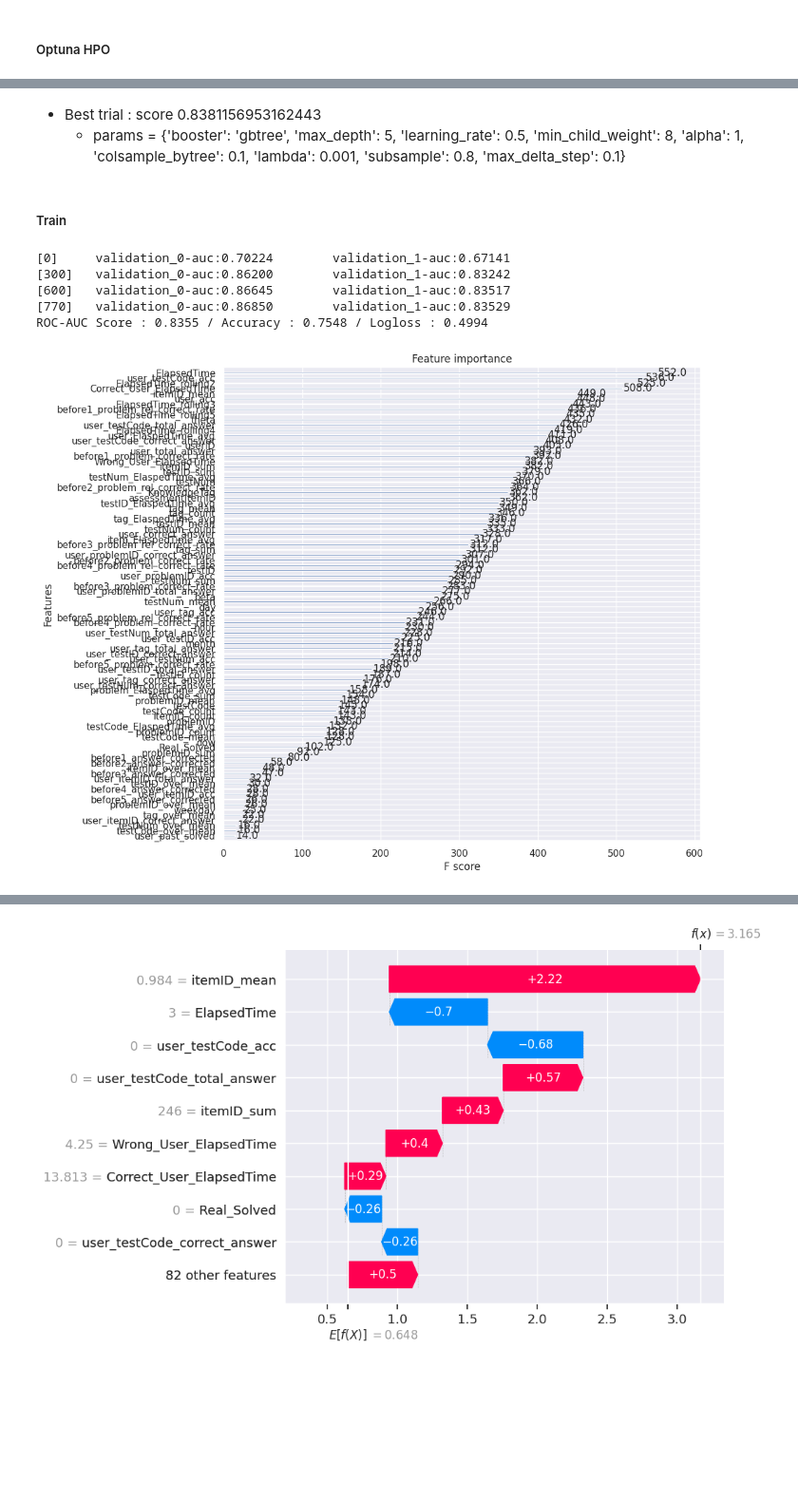
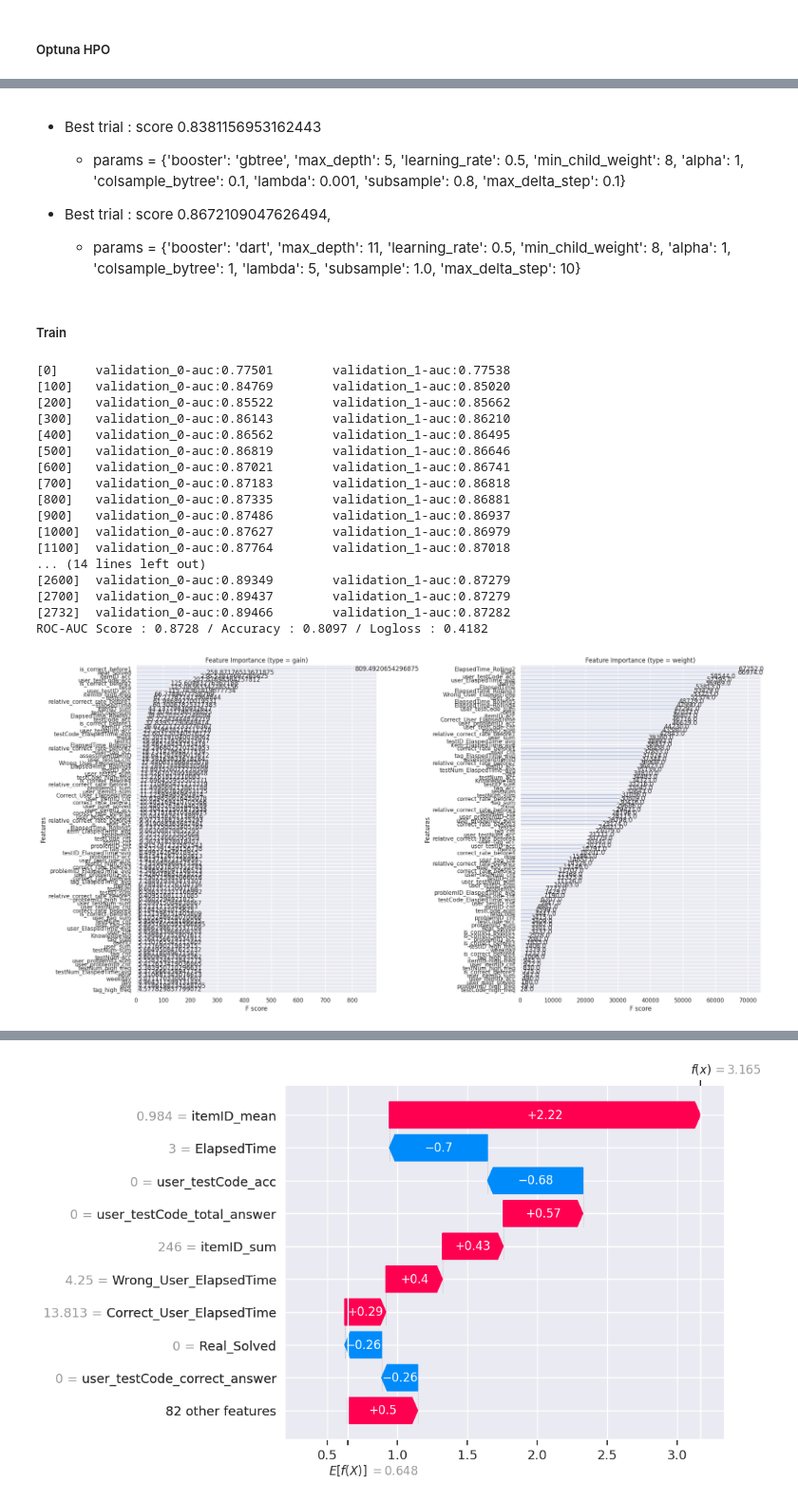
Before and after one commit to boostcampaitech6/level2-dkt-recsys-05, a Jupyter notebook: Boosting_Models.ipynb, the cells around one changed output, grey strips where cells are left out. Shown at 95% size. Cells and saved outputs as stored; diff of their text form; code cells hidden in the pictures; blank space fills up the shorter version.

```diff
--- a/Boosting_Models.ipynb
+++ b/Boosting_Models.ipynb
@@ -311,5 +312,5 @@ Successfully Read User / Item parameter file.
 # %%
-data = pd.read_parquet('./data/data_preprocessed.parquet')
+data = pd.read_parquet('./data/data_preprocessed_0112.parquet')
 data
 # %% [output]
 |  | userID | assessmentItemID | answerCode | KnowledgeTag | testID | testCode | testNum | problemID | ... |
@@ -764,6 +761,6 @@ def objective_XGB_CLF(trial : Trial, X_train, y_train, X_valid, y_valid) :
 # %%
 # Study Optuna
 study = optuna.create_study(direction = 'maximize', sampler = TPESampler(seed = SEED))
-study.optimize(lambda trial : objective_XGB_CLF(trial, X_train, y_train, X_valid, y_valid), show_progress_bar = True, n_trials = 50)
+study.optimize(lambda trial : objective_XGB_CLF(trial, X_train, y_train, X_valid, y_valid), show_progress_bar = True, n_trials = 100)
 print(f'Best trial : score {study.best_trial.value}, \n params = {study.best_trial.params} \n')
 # %% [output]
@@ -799,34 +789,53 @@ print(f'Best trial : score {study.best_trial.value}, \n params = {study.best_tri
 # %% [markdown]
 - Best trial : score 0.8381156953162443
     - params = {'booster': 'gbtree', 'max_depth': 5, 'learning_rate': 0.5, 'min_child_weight': 8, 'alpha': 1, 'colsample_bytree': 0.1, 'lambda': 0.001, 'subsample': 0.8, 'max_delta_step': 0.1}
+
+- Best trial : score 0.8672109047626494,
+    - params = {'booster': 'dart', 'max_depth': 11, 'learning_rate': 0.5, 'min_child_weight': 8, 'alpha': 1, 'colsample_bytree': 1, 'lambda': 5, 'subsample': 1.0, 'max_delta_step': 10}
 # %% [markdown]
 ##### Train
 # %%
+%time
 param = study.best_params
-# param = {'booster': 'dart', 'max_depth': 11, 'learning_rate': 0.01, 'min_child_weight': 8, 'alpha': 0.001, 'colsample_bytree': 0.5, 'lambda': 10, 'subsample': 0.7, 'max_delta_step': 0.5}
+# param = {'booster': 'dart', 'max_depth': 11, 'learning_rate': 0.01, 'min_child_weight': 8, 'alpha': 0.001, 'colsample_bytree': 0.5, 'lambda': 10, 'subsample': 0.7, 'max_delta_step': 0.5} ## Best
 
 xgb_clf = XGBClassifier(**param, n_estimators = 5000, objective = 'binary:logistic', eval_metric = 'auc',
                         nthread = -1, device = 'cuda', tree_method = 'gpu_hist', predictor = 'gpu_predictor',
                         early_stopping_rounds = 100, random_state = SEED)
-xgb_clf.fit(X_train, y_train, eval_set = [(X_train, y_train), (X_valid, y_valid)], verbose = 300)
+xgb_clf.fit(X_train, y_train, eval_set = [(X_train, y_train), (X_valid, y_valid)], verbose = 100)
 
 # 모델 지표 출력
 proba = xgb_clf.predict_proba(X_valid)
 roc_auc = roc_auc_score(y_valid, proba[:, 1])
 accuracy = accuracy_score(y_valid, np.where(proba[:, 1] >= 0.5, 1, 0))
 logloss = log_loss(y_valid, proba[:, 1])
 print(f'ROC-AUC Score : {roc_auc:.4f} / Accuracy : {accuracy:.4f} / Logloss : {logloss:.4f}')
 
 # Feature Importance 출력
-fig, ax = plt.subplots(figsize = (10, 10))
-xgb_plot_importance(xgb_clf, ax = ax, importance_type = 'weight')
-plt.show()
+fig, axes = plt.subplots(nrows = 1, ncols = 2, figsize = (20, 10))
+xgb_plot_importance(xgb_clf, ax = axes[0], importance_type = 'gain')
+axes[0].set_title('Feature Importance (type = gain)')
+xgb_plot_importance(xgb_clf, ax = axes[1], importance_type = 'weight')
+axes[1].set_title('Feature Importance (type = weight)')
+plt.tight_layout() ; plt.show()
 # %% [output]
-[0]     validation_0-auc:0.70224        validation_1-auc:0.67141
-[300]   validation_0-auc:0.86200        validation_1-auc:0.83242
-[600]   validation_0-auc:0.86645        validation_1-auc:0.83517
-[770]   validation_0-auc:0.86850        validation_1-auc:0.83529
-ROC-AUC Score : 0.8355 / Accuracy : 0.7548 / Logloss : 0.4994
+[0]     validation_0-auc:0.77501        validation_1-auc:0.77538
+[100]   validation_0-auc:0.84769        validation_1-auc:0.85020
+[200]   validation_0-auc:0.85522        validation_1-auc:0.85662
+[300]   validation_0-auc:0.86143        validation_1-auc:0.86210
+[400]   validation_0-auc:0.86562        validation_1-auc:0.86495
+[500]   validation_0-auc:0.86819        validation_1-auc:0.86646
+[600]   validation_0-auc:0.87021        validation_1-auc:0.86741
+[700]   validation_0-auc:0.87183        validation_1-auc:0.86818
+[800]   validation_0-auc:0.87335        validation_1-auc:0.86881
+[900]   validation_0-auc:0.87486        validation_1-auc:0.86937
+[1000]  validation_0-auc:0.87627        validation_1-auc:0.86979
+[1100]  validation_0-auc:0.87764        validation_1-auc:0.87018
+... (14 lines left out)
+[2600]  validation_0-auc:0.89349        validation_1-auc:0.87279
+[2700]  validation_0-auc:0.89437        validation_1-auc:0.87279
+[2732]  validation_0-auc:0.89466        validation_1-auc:0.87282
+ROC-AUC Score : 0.8728 / Accuracy : 0.8097 / Logloss : 0.4182
-[figure, old version]
+[figure, new version]
 # %%
 # xgb_clf.save_model('./model/XGB_Feature91.model')
```
Also changed, not shown: parts of 29 cells of this notebook.
